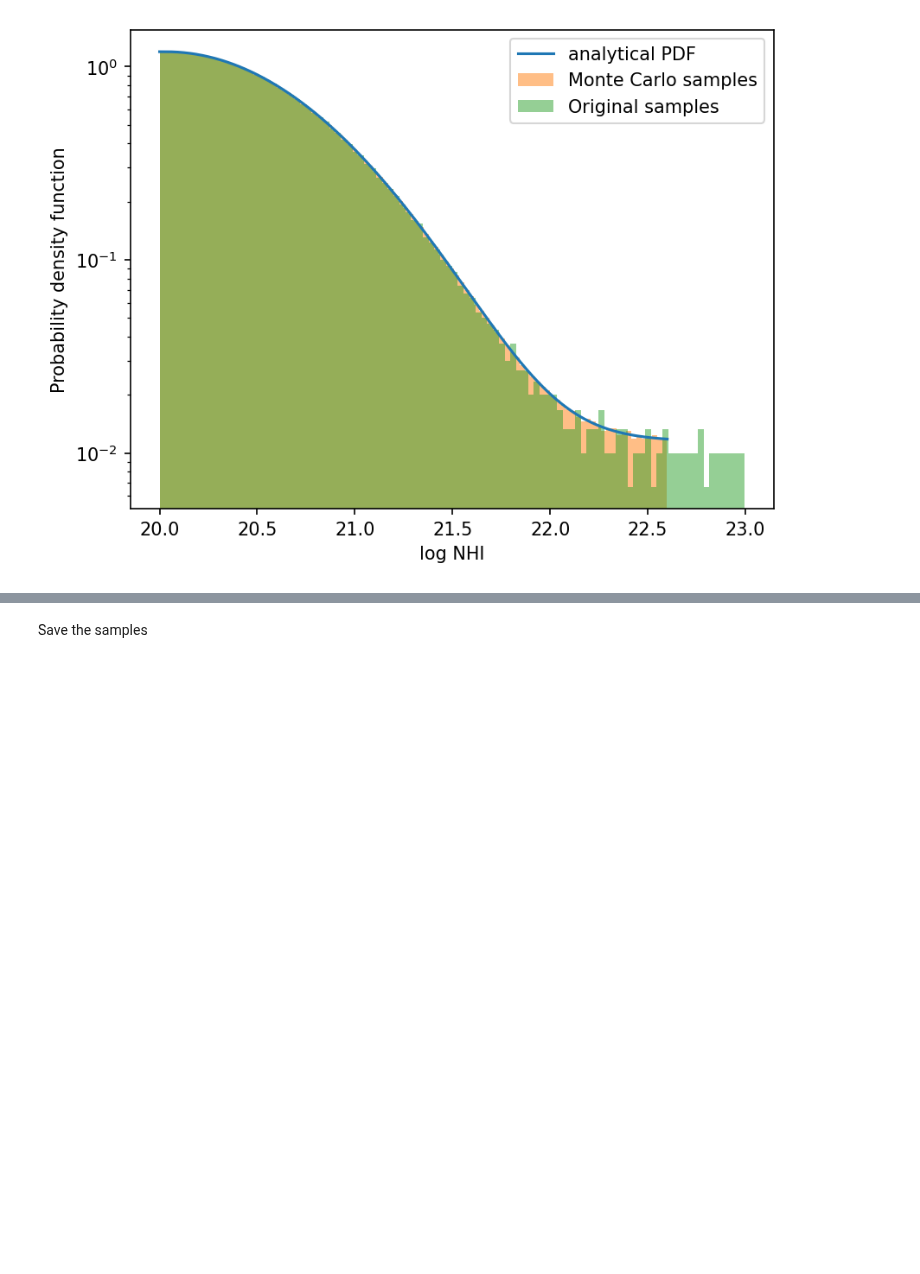
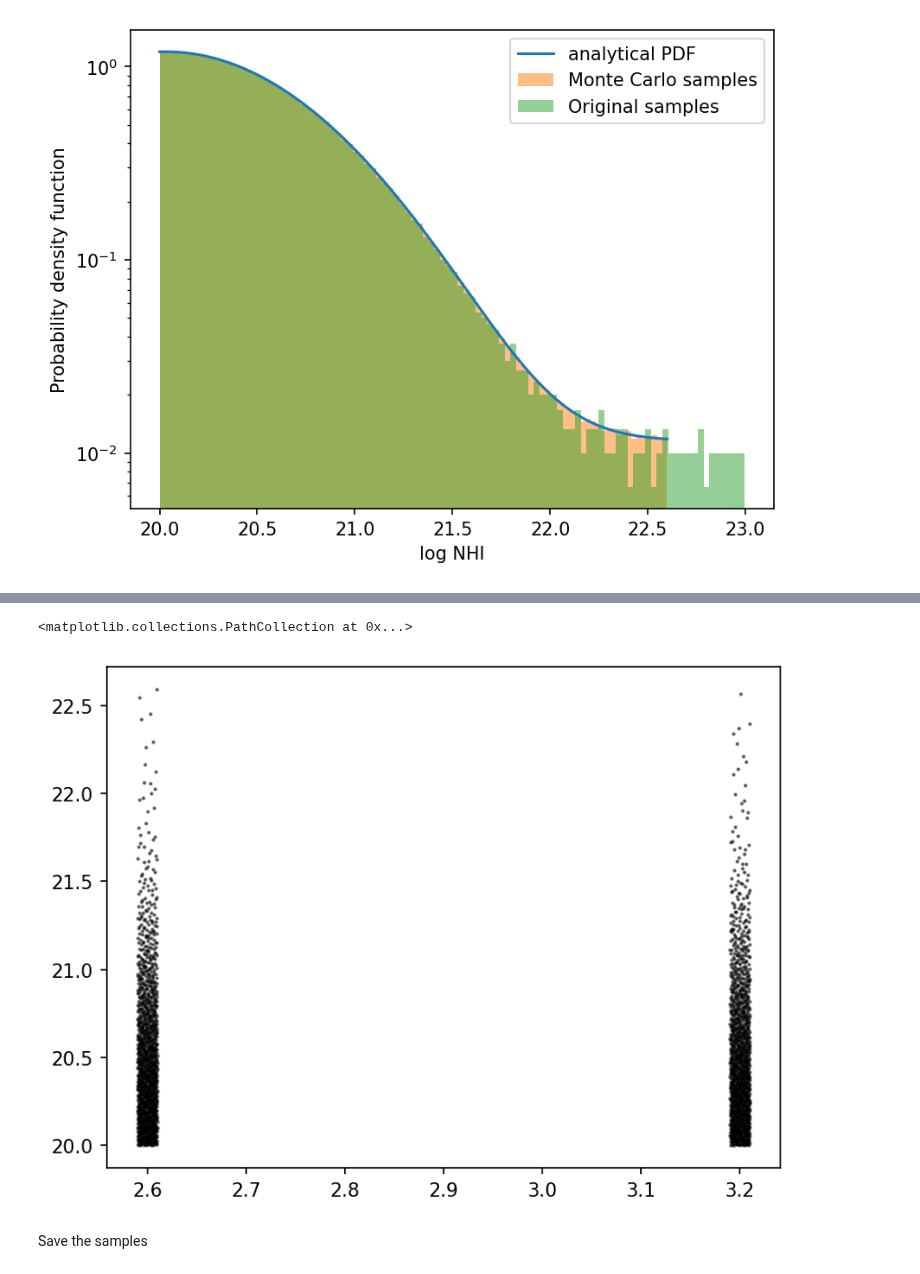
Before and after one commit to jibanCat/desi_gpy_dla_detection, a Jupyter notebook: notebooks/GenerateSamples.ipynb, the cells around one changed output, grey strips where cells are left out. Drawn from its saved outputs; the diff is of its cells as text; code cells hidden in the pictures; blank space fills up the shorter version.

```diff
--- a/notebooks/GenerateSamples.ipynb
+++ b/notebooks/GenerateSamples.ipynb
@@ -163,0 +164,25 @@ plt.scatter(
+# %%
+def select_region_indices_searchsorted(initial_z, initial_logL, z_all, z_tol=0.02, logL_null=None):
+    """
+    """
+    if logL_null is None:
+        logL_null = np.max(initial_logL)
+
+    z_good = initial_z[initial_logL > logL_null]
+    if len(z_good) == 0:
+        return np.array([], dtype=int)  # no valid points
+
+    z_good_sorted = np.sort(z_good)
+    left = np.searchsorted(z_good_sorted, z_all - z_tol, side='left')
+    right = np.searchsorted(z_good_sorted, z_all + z_tol, side='right')
+
+    # Valid if at least one good z is within [z - z_tol, z + z_tol]
+    mask = (right > left)
+    return mask
+# %%
+initial_z = np.repeat(np.array([2.4, 2.6, 3.0, 3.2]), 2)  # repeat each value once
+initial_logL = np.repeat(np.array([-200, -190, -220, -180]), 2)
+z_all = halton_sequence[:, 1] * 1.5 + 2.0  # scale to a range similar to initial_z
+
+inds = select_region_indices_searchsorted(initial_z, initial_logL, z_all, z_tol=0.01, logL_null=-195)
+inds.sum()
@@ -163,0 +191,3 @@ plt.scatter(
+# %%
+%%timeit
+inds = select_region_indices_searchsorted(initial_z, initial_logL, z_all, z_tol=0.01, logL_null=-195)
@@ -164,3 +196,17 @@ plt.scatter(
+# %%
+# visualize halton sequence
+plt.scatter(
+    z_all[inds], samples_log_nhis[inds],
+    s=1, alpha=0.5, c="black"
+)
+# # original
+# plt.scatter(
+#     offset_samples, log_nhi_samples,
+#     s=1, alpha=0.5, c="red"
+# )
+# %% [output]
+<matplotlib.collections.PathCollection at 0x...>
+[figure, added]
 # %% [markdown]
 Save the samples
 # %%
```
Also changed, not shown: parts of 3 cells of this notebook, 2 other files.
